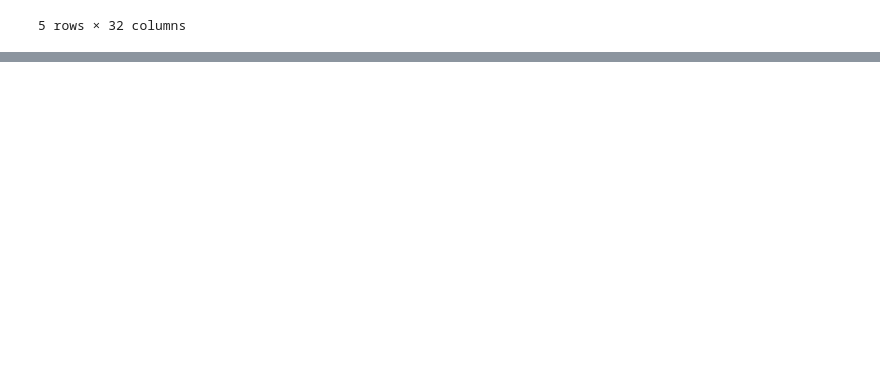
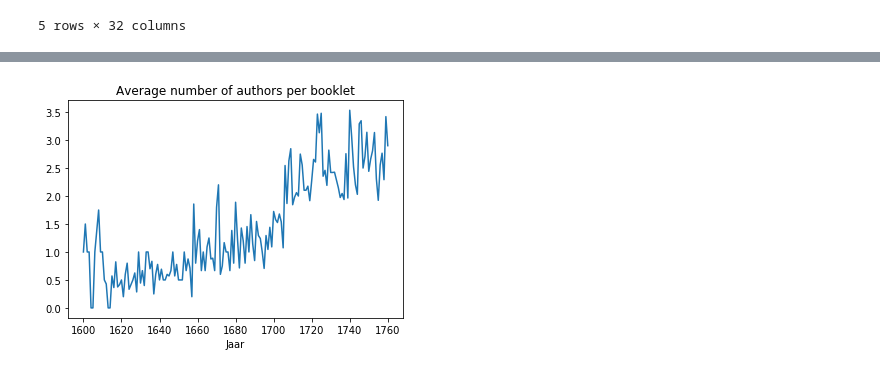
Before and after one commit to awlassche/netwerk-huwelijksgedichten, a Jupyter notebook: Notebooks_scripts/Data analysis 2.0.ipynb, the cells around one changed output, grey strips where cells are left out. Cells and saved outputs as stored; diff of their text form; code cells hidden in the pictures; blank space fills up the shorter version.

```diff
--- a/Notebooks_scripts/Data analysis 2.0.ipynb
+++ b/Notebooks_scripts/Data analysis 2.0.ipynb
@@ -124,0 +179,6 @@ df.plot.scatter(x="Jaar", y="n_authors", alpha=0.3)
+# %%
+n_authors_year.plot()
+plt.title('Average number of authors per booklet')
+plt.savefig('n_authors_mean.png', dpi=300)
+# %% [output]
+[figure, added]
```
Also changed, not shown: parts of 15 cells of this notebook.
